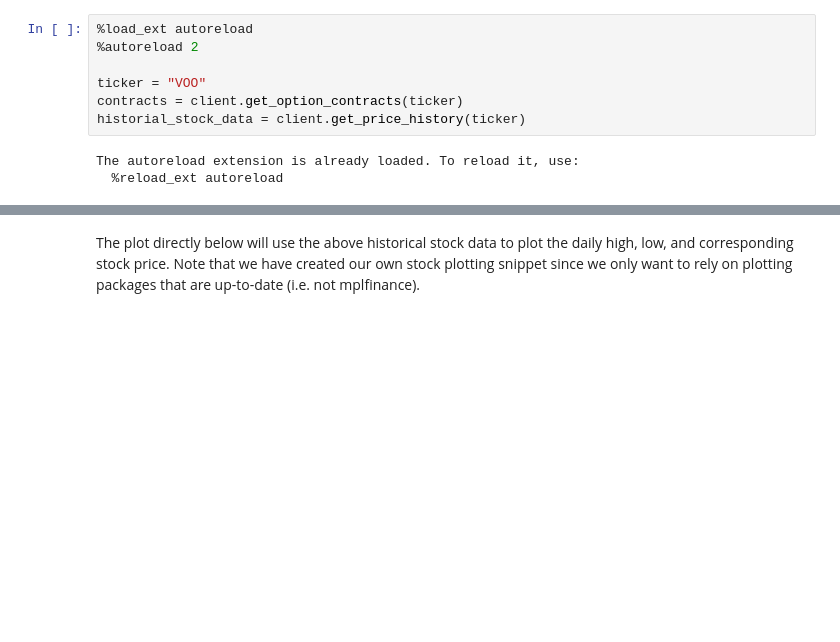
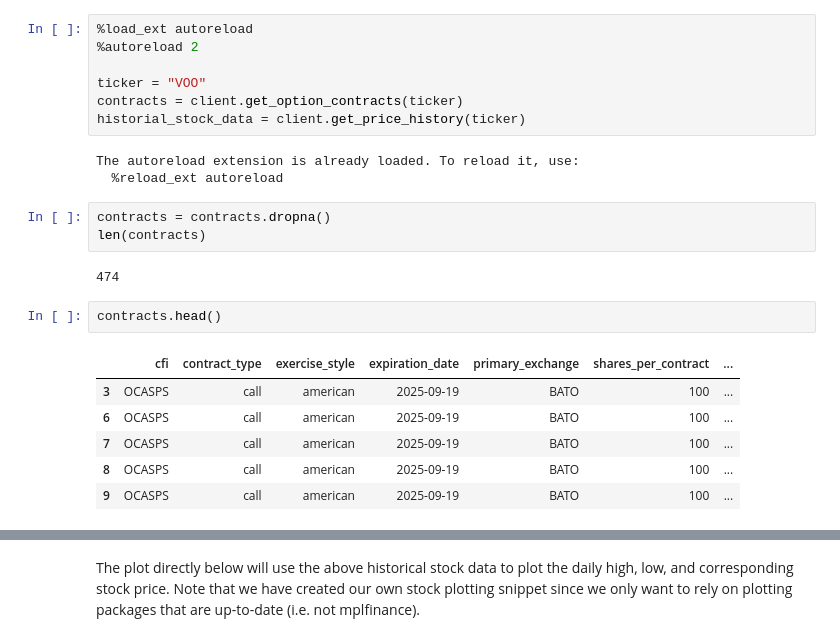
Before and after one commit to mkovacevich18/stonks, a Jupyter notebook: notebooks/options.ipynb, the cells around one changed output, grey strips where cells are left out. Saved outputs shown, nothing was run; the diff lists cells and outputs as text; blank space fills up the shorter version.

```diff
--- a/notebooks/options.ipynb
+++ b/notebooks/options.ipynb
@@ -35,3 +35,17 @@ historial_stock_data = client.get_price_history(ticker)
 # %% [output]
 The autoreload extension is already loaded. To reload it, use:
   %reload_ext autoreload
+# %%
+contracts = contracts.dropna()
+len(contracts)
+# %% [output]
+474
+# %%
+contracts.head()
+# %% [output]
+|  | cfi | contract_type | exercise_style | expiration_date | primary_exchange | shares_per_contract | ... |
+| 3 | OCASPS | call | american | 2025-09-19 | BATO | 100 | ... |
+| 6 | OCASPS | call | american | 2025-09-19 | BATO | 100 | ... |
+| 7 | OCASPS | call | american | 2025-09-19 | BATO | 100 | ... |
+| 8 | OCASPS | call | american | 2025-09-19 | BATO | 100 | ... |
+| 9 | OCASPS | call | american | 2025-09-19 | BATO | 100 | ... |
```
Also changed, not shown: parts of 3 cells of this notebook, 2 other files.
